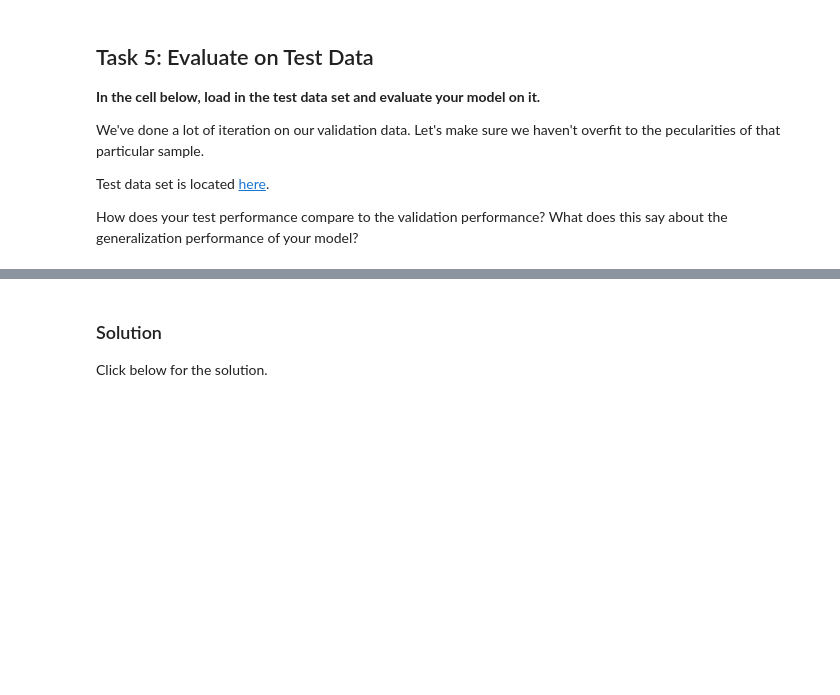
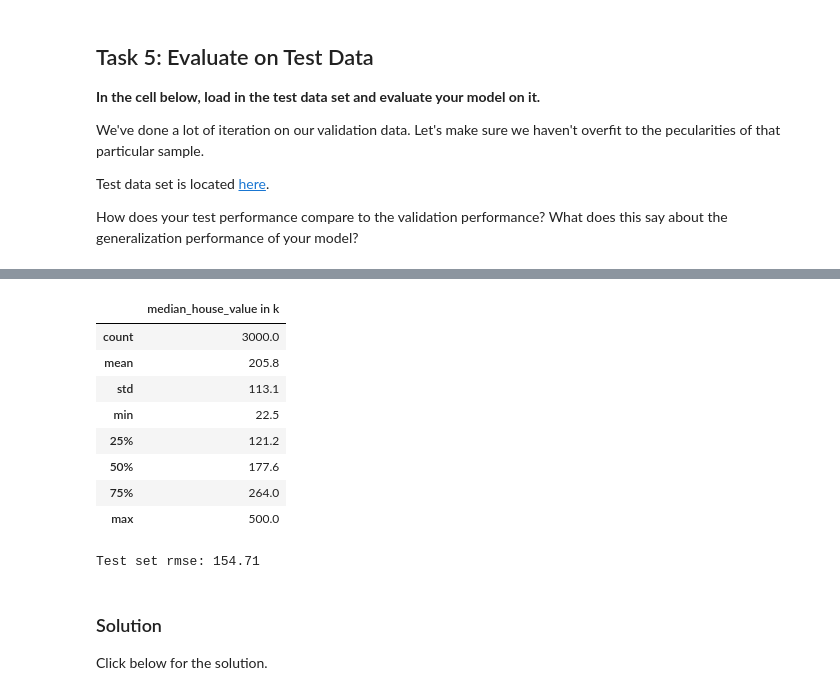
Before and after one commit to GlitchBox/ML-crash-course, a Jupyter notebook: validation.ipynb, the cells around one changed output, grey strips where cells are left out. Saved outputs shown, nothing was run; the diff lists cells and outputs as text; code cells hidden in the pictures; blank space fills up the shorter version.

```diff
--- a/validation.ipynb
+++ b/validation.ipynb
@@ -662,3 +700,27 @@ california_housing_test_data = pd.read_csv("https://download.mlcc.google.com/mle
+# %%
+test_targets = preprocess_targets(california_housing_test_data)
+test_targets.describe()
+# %% [output]
+|  | median_house_value in k |
+| count | 3000.0 |
+| mean | 205.8 |
+| std | 113.1 |
+| min | 22.5 |
+| 25% | 121.2 |
+| 50% | 177.6 |
+| 75% | 264.0 |
+| max | 500.0 |
+# %%
+prediction_test_input_fn = lambda : my_input_fn(test_examples, test_targets["median_house_value in k"], shuffle=False, num_epochs=1)
+
+test_predictions = linear_regressor.predict(input_fn=prediction_test_input_fn)
+test_predictions = np.array([item['predictions'][0] for item in test_predictions])
+
+test_rmse = math.sqrt(
+        metrics.mean_squared_error(test_predictions, test_targets))
+print("Test set rmse: %.2f "%test_rmse)
+# %% [output]
+Test set rmse: 154.71
 # %% [markdown]
 ### Solution
 
```
Also changed, not shown: parts of 11 cells of this notebook.
